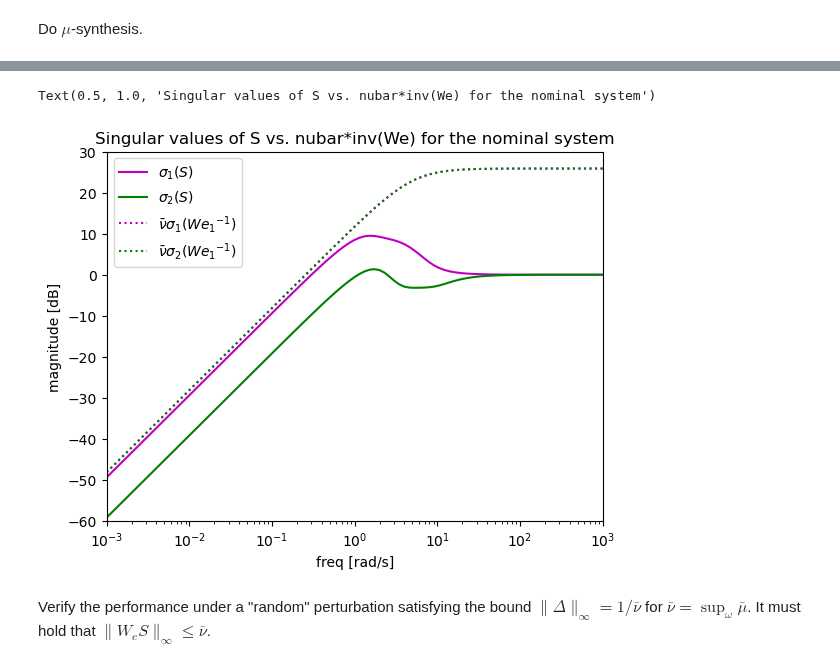
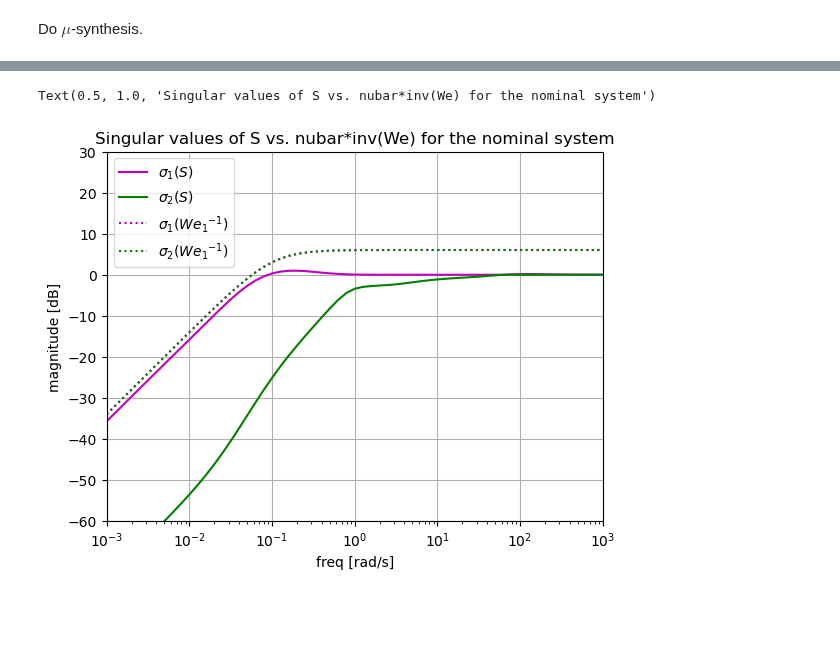
Before and after one commit to giannibi/rpc-scripts, a Jupyter notebook: examples/Part5/robust_performance_1.ipynb, the cells around one changed output, grey strips where cells are left out. Drawn from its saved outputs; the diff is of its cells as text; code cells hidden in the pictures; blank space fills up the shorter version.

```diff
--- a/examples/Part5/robust_performance_1.ipynb
+++ b/examples/Part5/robust_performance_1.ipynb
@@ -9,9 +14,9 @@ import control as ct
 import rpc_diism.robust as rb
 # %%
 # Plant P
-den = [0.2, 1.2, 1]
-P = ct.tf([[[1], [1]],
-              [[2, 1], [2]]],
+den = [75, 1]
+P = ct.tf([[[87.8], [-86.4]],
+              [[108.2], [-109.6]]],
              [[den, den],
               [den, den]])
 display("Plant transfer function", P)
@@ -46,18 +82,18 @@ Wi.input_labels = ['u[0]', 'u[1]']
 Wi.output_labels = ['zdelta[0]', 'zdelta[1]']
 We.input_labels = ['y[0]', 'y[1]']
 We.output_labels = ['z[0]', 'z[1]']
-P.input_labels = ['u[0]','u[1]']
+P.input_labels = ['up[0]','up[1]']
 P.output_labels = ['yp[0]','yp[1]']
 
-# Summing junction to ybar (additive uncertainty)
-sumdelta = ct.summing_junction(inputs=['yp','wdelta'], output='ybar', dimension=2)
+# Summing junction (multiplicative uncertainty)
+sumdelta = ct.summing_junction(inputs=['u','wdelta'], output='up', dimension=2)
 
-# Feedback: y = r-ybar
-fbk = ct.summing_junction(inputs=['r','-ybar'], output='y', dimension=2)
+# Feedback: y = r-yp
+fbk = ct.summing_junction(inputs=['w','-yp'], output='y', dimension=2)
 
 # Generate the G transfer function of the LFT
 G = ct.minreal(ct.interconnect([P, Wi, We, sumdelta, fbk],
-                    inputs=['wdelta[0]','wdelta[1]','r[0]','r[1]','u[0]','u[1]'],
+                    inputs=['wdelta[0]','wdelta[1]','w[0]','w[1]','u[0]','u[1]'],
                     outputs=['zdelta[0]','zdelta[1]','z[0]','z[1]','y[0]','y[1]']),
                     verbose=False)
 # %% [markdown]
@@ -71,11 +107,8 @@ nblock = np.array([2,2])
 # This has to be == 2 (complex uncertainty) for each block (other values are not implemented)
 itype = np.array([2,2])
 
-# Frequency range for mu computations
-omega = np.logspace(-3, 3, 101)
-
 # Do mu-synthesis via D-K iteration
-K, best_nubar, init_mubar, best_mubar, gamma = rb.musyn(G, f, nblock, itype, omega)
+K, best_nubar, init_mubar, best_mubar, gamma = rb.musyn(G, f, nblock, itype, omega, maxiter=20)
 
 display("Best upper bound (nubar) to mu norm of Tzw_delta: ", best_nubar)
 # %% [output]
@@ -113,36 +150,35 @@ Verify performance on the nominal system. It must hold that $\|W_e S\|_\infty \l
 # %%
 # Compute sensitivity for the nominal system
 I = ct.ss([], [], [], np.eye(2)) # Identity system
 Delta = 0 * I
 Delta.input_labels = ['zdelta[0]','zdelta[1]']
 Delta.output_labels = ['wdelta[0]','wdelta[1]']
 K.input_labels = ['y[0]','y[1]']
 K.output_labels = ['u[0]','u[1]']
 
 S = ct.minreal(ct.interconnect([P, Delta, K, Wi, We, sumdelta, fbk],
-                    inputs=['r[0]','r[1]'],
+                    inputs=['w[0]','w[1]'],
                     outputs=['y[0]','y[1]'], check_unused=False), verbose=False)
 
 # Compute singular values of S over frequency
 Ssv = rb.sigma(S, omega)
 
-# We plot the singular values of gamma*invss(We) along with S
+# Plot the singular values of gamma*invss(We) along with S
 # for gamma = best_mu_upper_bound
-Weinv = rb.invss(We)
-Weinvsv = rb.sigma(Weinv, omega) * best_nubar
+Weinv = rb.invss(ct.ss(We))
+Weinvsv = rb.sigma(Weinv, omega)
 
 plt.semilogx(omega, 20*np.log10(Ssv[:, 0]), 'm', label=r'$\sigma_1(S)$')
 plt.semilogx(omega, 20*np.log10(Ssv[:, 1]), 'g', label=r'$\sigma_2(S)$')
-plt.semilogx(omega, 20*np.log10(Weinvsv[:, 0]), 'm:', label=r'$\bar\nu \sigma_1({We_1}^{-1})$')
-plt.semilogx(omega, 20*np.log10(Weinvsv[:, 1]), 'g:', label=r'$\bar\nu \sigma_2({We_1}^{-1})$')
+plt.semilogx(omega, 20*np.log10(Weinvsv[:, 0]), 'm:', label=r'$\sigma_1({We_1}^{-1})$')
+plt.semilogx(omega, 20*np.log10(Weinvsv[:, 1]), 'g:', label=r'$\sigma_2({We_1}^{-1})$')
 plt.ylim([-60, 30])
 plt.ylabel('magnitude [dB]')
 plt.xlim([1e-3, 1e3])
 plt.xlabel('freq [rad/s]')
 plt.legend()
+plt.grid()
 plt.title('Singular values of S vs. nubar*inv(We) for the nominal system')
 # %% [output]
 Text(0.5, 1.0, 'Singular values of S vs. nubar*inv(We) for the nominal system')
-[figure, old version]
+[figure, new version]
-# %% [markdown]
-Verify the performance under a "random" perturbation satisfying the bound $\|\Delta\|_\infty = 1/ \bar\nu$ for $\bar\nu=\sup_\omega \bar\mu$. It must hold that $\|W_e S\|_\infty \leq\bar\nu$.
```
Also changed, not shown: parts of 20 cells of this notebook, 5 other files.
